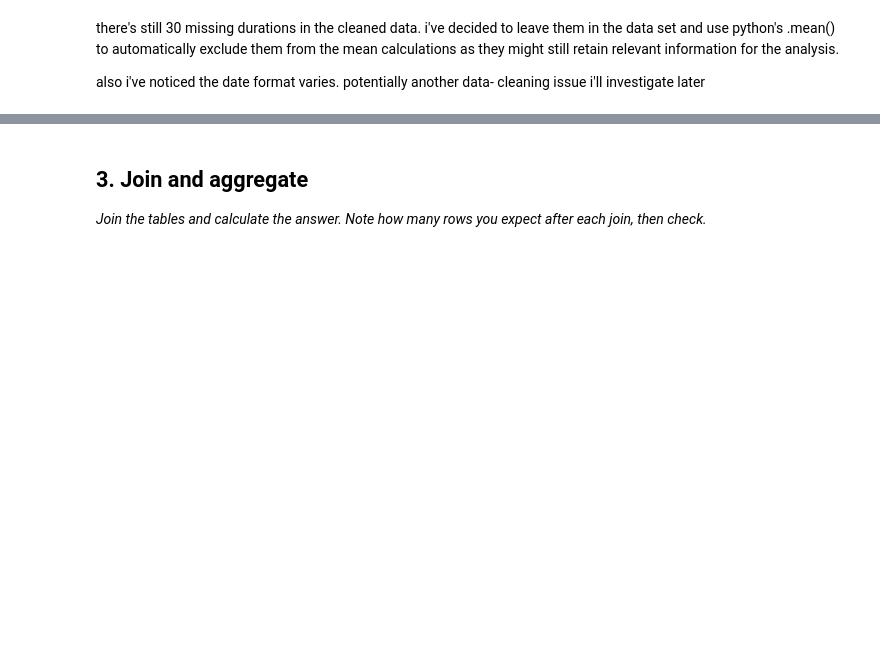
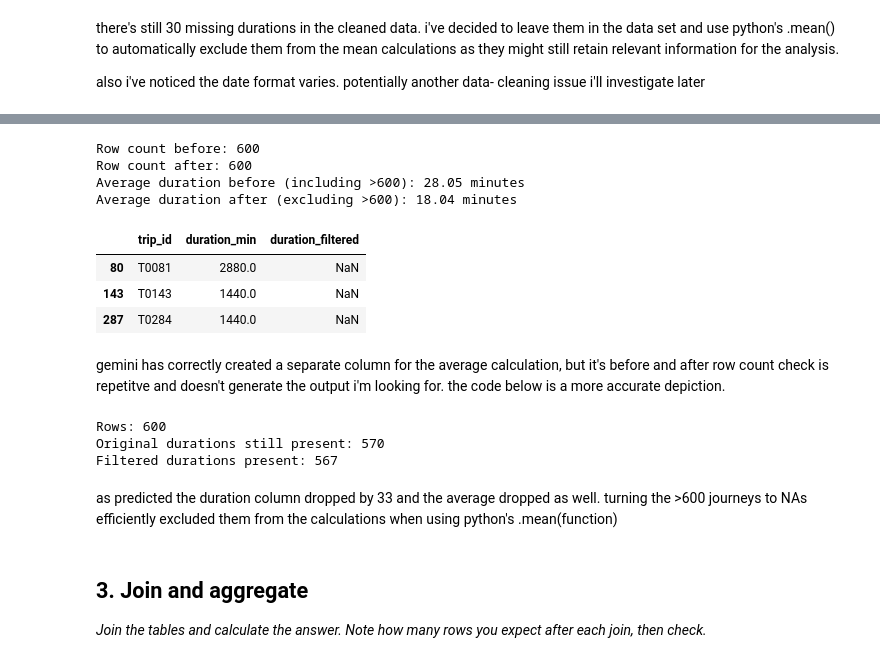
Before and after one commit to Shalom-u5841413/Shalomu5841413-AnalyticsEngineering, a Jupyter notebook: 2_03_practice_bike_hire_student.ipynb, the cells around one changed output, grey strips where cells are left out. Cells and saved outputs as stored; diff of their text form; code cells hidden in the pictures; blank space fills up the shorter version.

```diff
--- a/2_03_practice_bike_hire_student.ipynb
+++ b/2_03_practice_bike_hire_student.ipynb
@@ -321,3 +356,44 @@ also, i noticed in earlier output that the longest journey was 2,880 minutes whi
+# %%
+import numpy as np
+
+# Create a new column with durations > 600 masked as NaN
+trips_clean['duration_filtered'] = np.where(trips_clean['duration_min'] > 600, np.nan, trips_clean['duration_min'])
+
+# Calculate averages
+avg_before = trips_clean['duration_min'].mean()
+avg_after = trips_clean['duration_filtered'].mean()
+
+# Verify rows and display results
+print(f"Row count before: {len(trips_clean)}")
+print(f"Row count after: {len(trips_clean)}")
+print(f"Average duration before (including >600): {avg_before:.2f} minutes")
+print(f"Average duration after (excluding >600): {avg_after:.2f} minutes")
+
+# Display the rows that were masked for verification
+display(trips_clean[trips_clean['duration_min'] > 600][['trip_id', 'duration_min', 'duration_filtered']])
+# %% [output]
+Row count before: 600
+Row count after: 600
+Average duration before (including >600): 28.05 minutes
+Average duration after (excluding >600): 18.04 minutes
+|  | trip_id | duration_min | duration_filtered |
+| 80 | T0081 | 2880.0 | NaN |
+| 143 | T0143 | 1440.0 | NaN |
+| 287 | T0284 | 1440.0 | NaN |
+# %% [markdown]
+gemini has correctly created a separate column for the average calculation, but it's before and after row count check is repetitve and doesn't generate the output i'm looking for. the code below is a more accurate depiction.
+# %%
+print("Rows:", len(trips_clean))
+print("Original durations still present:",
+      trips_clean["duration_min"].notna().sum())
+print("Filtered durations present:",
+      trips_clean["duration_filtered"].notna().sum())
+# %% [output]
+Rows: 600
+Original durations still present: 570
+Filtered durations present: 567
+# %% [markdown]
+as predicted the duration column dropped by 33 and the average dropped as well. turning the >600 journeys to NAs efficiently excluded them from the calculations when using python's .mean(function)
 # %% [markdown]
 ## 3. Join and aggregate
 
```
Also changed, not shown: parts of 5 cells of this notebook.
